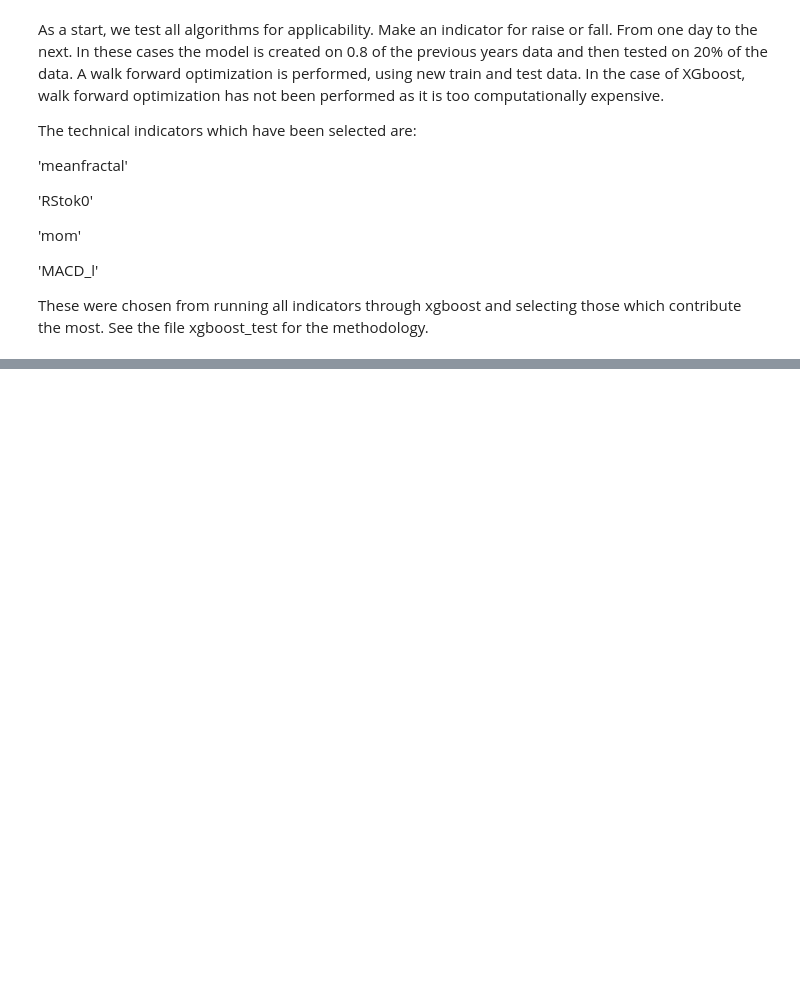
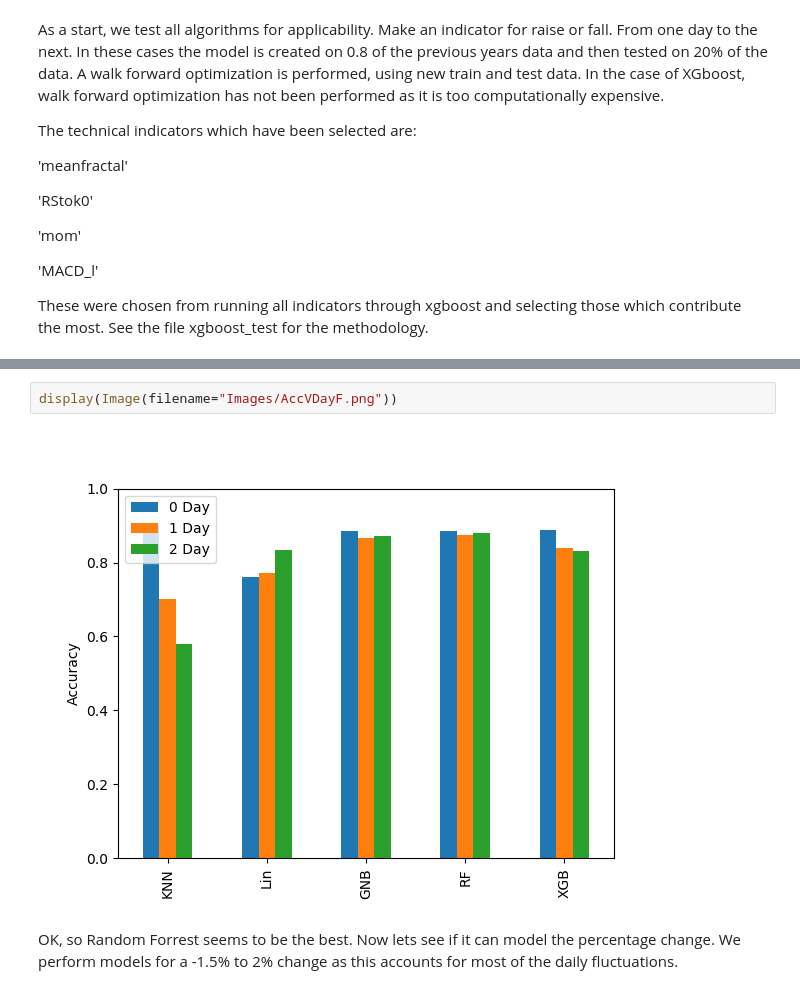
Before and after one commit to wardsimon/MySJcLqwwx, a Jupyter notebook: ML_test.ipynb, the cells around one changed output, grey strips where cells are left out. Saved outputs shown, nothing was run; the diff lists cells and outputs as text; blank space fills up the shorter version.

```diff
--- a/ML_test.ipynb
+++ b/ML_test.ipynb
@@ -56,0 +243,6 @@ These were chosen from running all indicators through xgboost and selecting thos
+# %%
+display(Image(filename="Images/AccVDayF.png"))
+# %% [output]
+[figure, added]
+# %% [markdown]
+OK, so Random Forrest seems to be the best. Now lets see if it can model the percentage change. We perform models for a -1.5% to 2% change as this accounts for most of the daily fluctuations.
```
Also changed, not shown: parts of 22 cells of this notebook, 5 other files.
